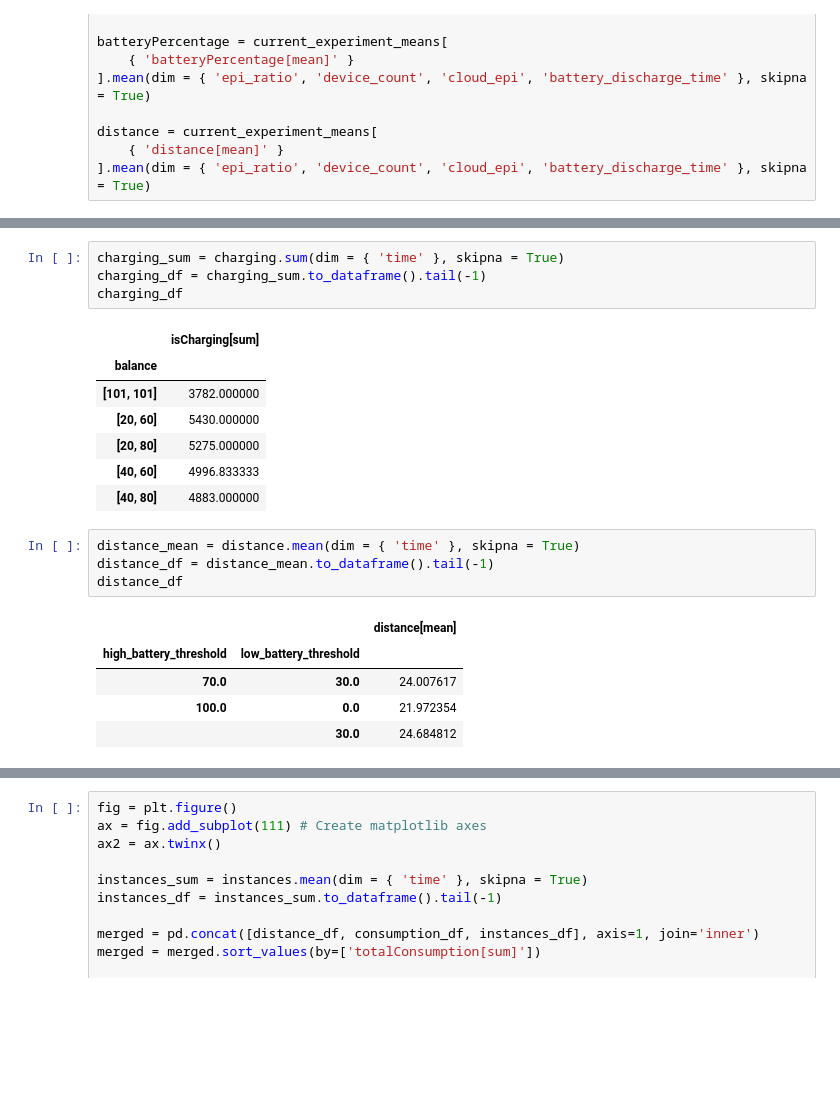
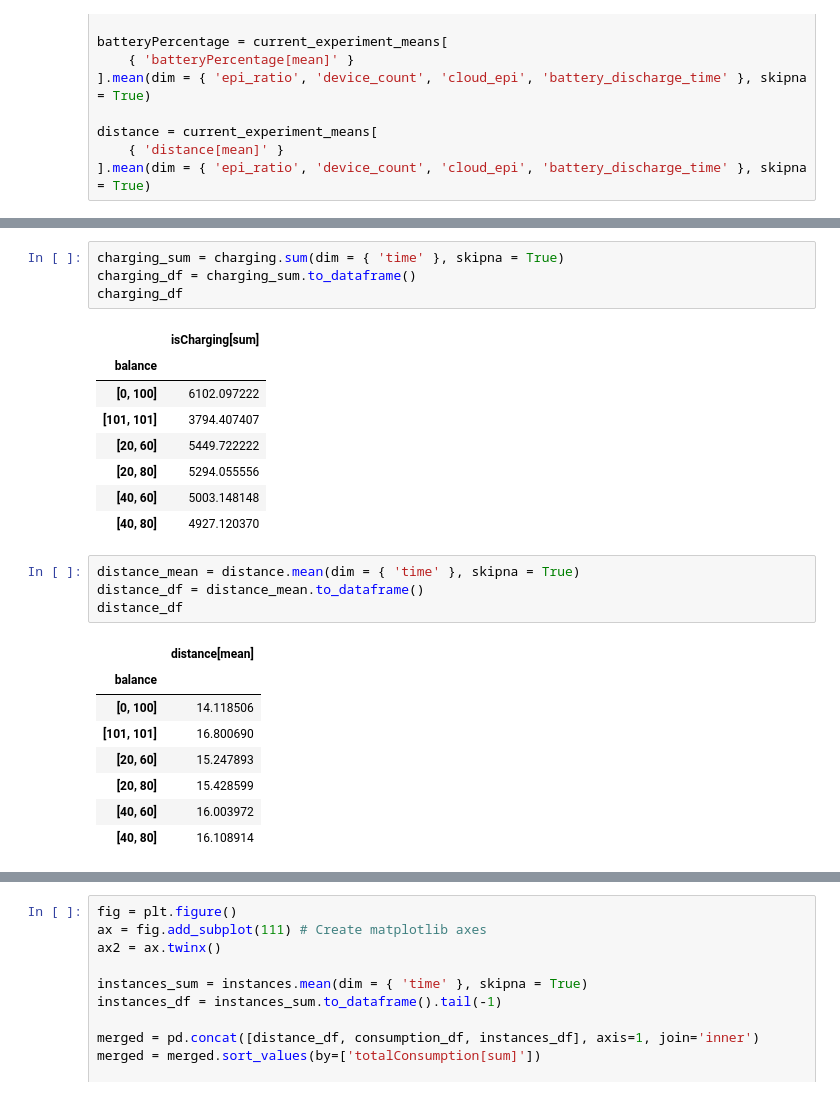
Before and after one commit to nicolasfara/pulvreakt-reconfiguration-evaluation, a Jupyter notebook: data-visualization/Data Visualization.ipynb, the cells around one changed output, grey strips where cells are left out. Cells and saved outputs as stored; diff of their text form; blank space fills up the shorter version.

```diff
--- a/data-visualization/Data Visualization.ipynb
+++ b/data-visualization/Data Visualization.ipynb
@@ -157,25 +270,29 @@ consumption_df
 # %%
 charging_sum = charging.sum(dim = { 'time' }, skipna = True)
-charging_df = charging_sum.to_dataframe().tail(-1)
+charging_df = charging_sum.to_dataframe()
 charging_df
 # %% [output]
 |  | isCharging[sum] |
 | balance |  |
-| [101, 101] | 3782.000000 |
-| [20, 60] | 5430.000000 |
-| [20, 80] | 5275.000000 |
-| [40, 60] | 4996.833333 |
-| [40, 80] | 4883.000000 |
+| [0, 100] | 6102.097222 |
+| [101, 101] | 3794.407407 |
+| [20, 60] | 5449.722222 |
+| [20, 80] | 5294.055556 |
+| [40, 60] | 5003.148148 |
+| [40, 80] | 4927.120370 |
 # %%
 distance_mean = distance.mean(dim = { 'time' }, skipna = True)
-distance_df = distance_mean.to_dataframe().tail(-1)
+distance_df = distance_mean.to_dataframe()
 distance_df
 # %% [output]
-|  |  | distance[mean] |
-| high_battery_threshold | low_battery_threshold |  |
-| 70.0 | 30.0 | 24.007617 |
-| 100.0 | 0.0 | 21.972354 |
-|  | 30.0 | 24.684812 |
+|  | distance[mean] |
+| balance |  |
+| [0, 100] | 14.118506 |
+| [101, 101] | 16.800690 |
+| [20, 60] | 15.247893 |
+| [20, 80] | 15.428599 |
+| [40, 60] | 16.003972 |
+| [40, 80] | 16.108914 |
 # %%
 import pandas as pd
 result = pd.concat([consumption_df, charging_df, distance_df], axis=1, join='inner')
```
Also changed, not shown: parts of 8 cells of this notebook.
